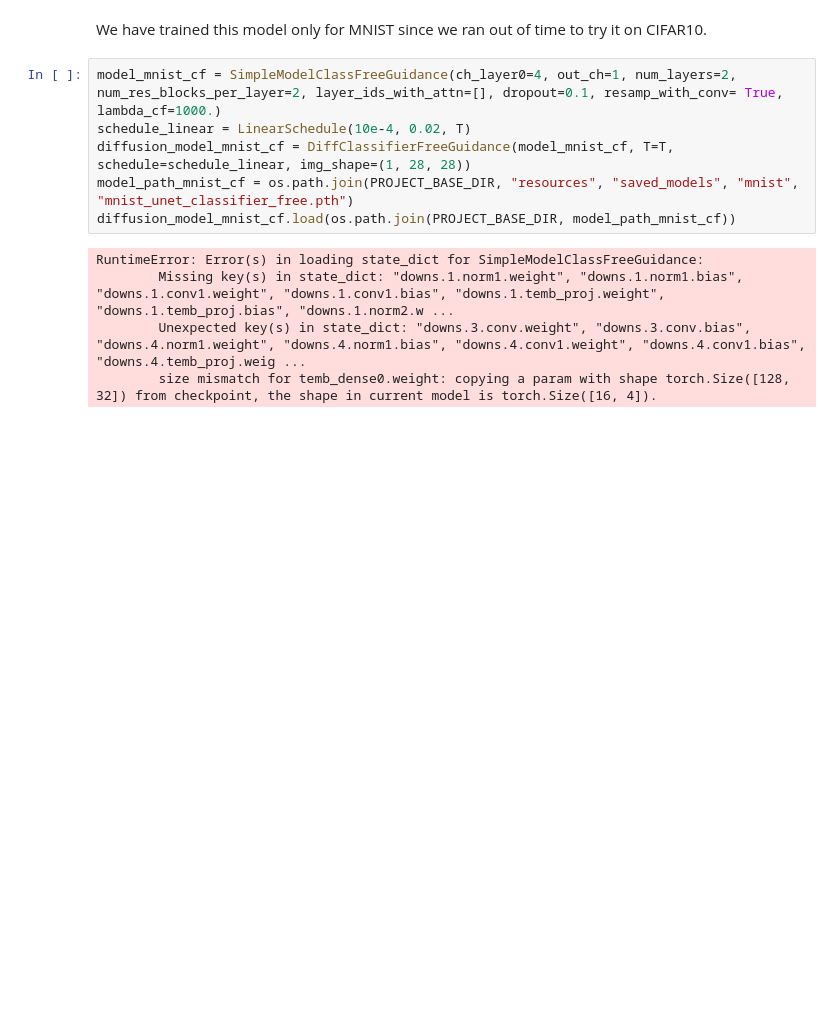
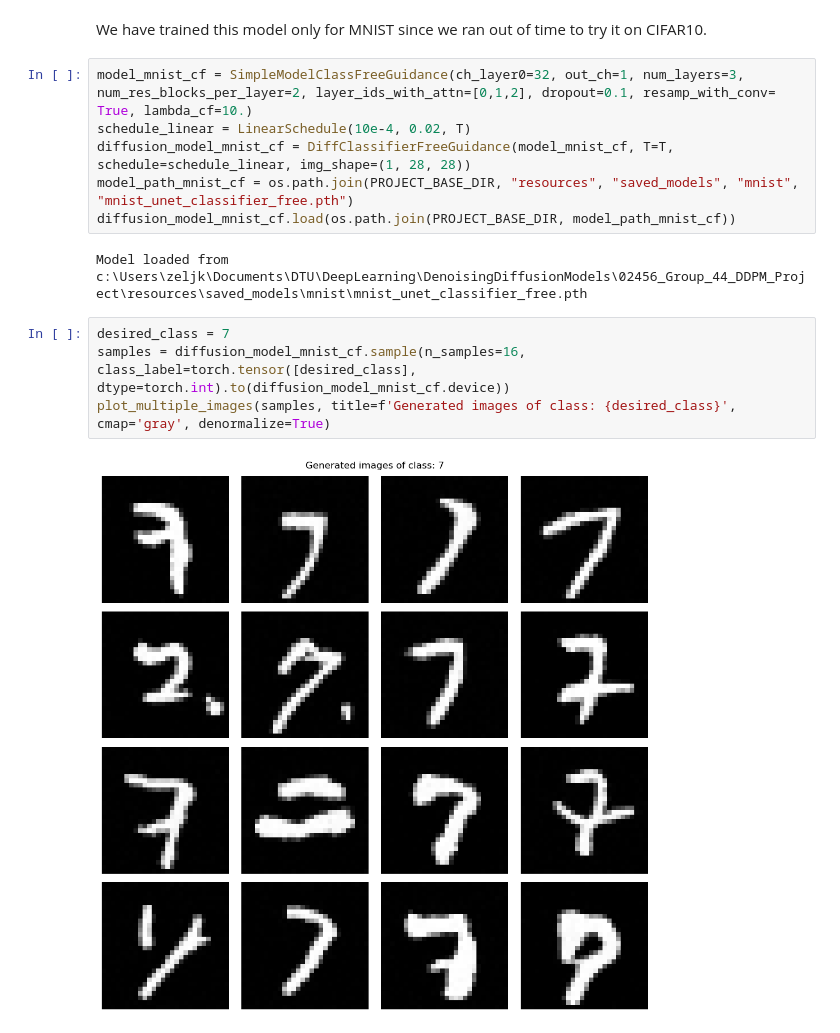
Before and after one commit to czekluk/02456_Group_44_DDPM_Project, a Jupyter notebook: src/main.ipynb, the cells around one changed output. Saved outputs shown, nothing was run; the diff lists cells and outputs as text; blank space fills up the shorter version.

Commit message:
added classifier free guidance

```diff
--- a/src/main.ipynb
+++ b/src/main.ipynb
@@ -353,13 +353,16 @@ plot_multiple_images(samples, title=f'Generated images of class: {desired_class}
 # %% [markdown]
 We have trained this model only for MNIST since we ran out of time to try it on CIFAR10.
 # %%
-model_mnist_cf = SimpleModelClassFreeGuidance(ch_layer0=4, out_ch=1, num_layers=2, num_res_blocks_per_layer=2, layer_ids_with_attn=[], dropout=0.1, resamp_with_conv= True, lambda_cf=1000.)
+model_mnist_cf = SimpleModelClassFreeGuidance(ch_layer0=32, out_ch=1, num_layers=3, num_res_blocks_per_layer=2, layer_ids_with_attn=[0,1,2], dropout=0.1, resamp_with_conv= True, lambda_cf=10.)
 schedule_linear = LinearSchedule(10e-4, 0.02, T)
 diffusion_model_mnist_cf = DiffClassifierFreeGuidance(model_mnist_cf, T=T, schedule=schedule_linear, img_shape=(1, 28, 28))
 model_path_mnist_cf = os.path.join(PROJECT_BASE_DIR, "resources", "saved_models", "mnist", "mnist_unet_classifier_free.pth")
 diffusion_model_mnist_cf.load(os.path.join(PROJECT_BASE_DIR, model_path_mnist_cf))
 # %% [output]
-RuntimeError: Error(s) in loading state_dict for SimpleModelClassFreeGuidance:
-        Missing key(s) in state_dict: "downs.1.norm1.weight", "downs.1.norm1.bias", "downs.1.conv1.weight", "downs.1.conv1.bias", "downs.1.temb_proj.weight", "downs.1.temb_proj.bias", "downs.1.norm2.w ...
-        Unexpected key(s) in state_dict: "downs.3.conv.weight", "downs.3.conv.bias", "downs.4.norm1.weight", "downs.4.norm1.bias", "downs.4.conv1.weight", "downs.4.conv1.bias", "downs.4.temb_proj.weig ...
-        size mismatch for temb_dense0.weight: copying a param with shape torch.Size([128, 32]) from checkpoint, the shape in current model is torch.Size([16, 4]).
+Model loaded from c:\Users\zeljk\Documents\DTU\DeepLearning\DenoisingDiffusionModels\02456_Group_44_DDPM_Project\resources\saved_models\mnist\mnist_unet_classifier_free.pth
+# %%
+desired_class = 7
+samples = diffusion_model_mnist_cf.sample(n_samples=16, class_label=torch.tensor([desired_class], dtype=torch.int).to(diffusion_model_mnist_cf.device))
+plot_multiple_images(samples, title=f'Generated images of class: {desired_class}', cmap='gray', denormalize=True)
+# %% [output]
+[figure, added]
```
Also changed, not shown: parts of 3 cells of this notebook.
